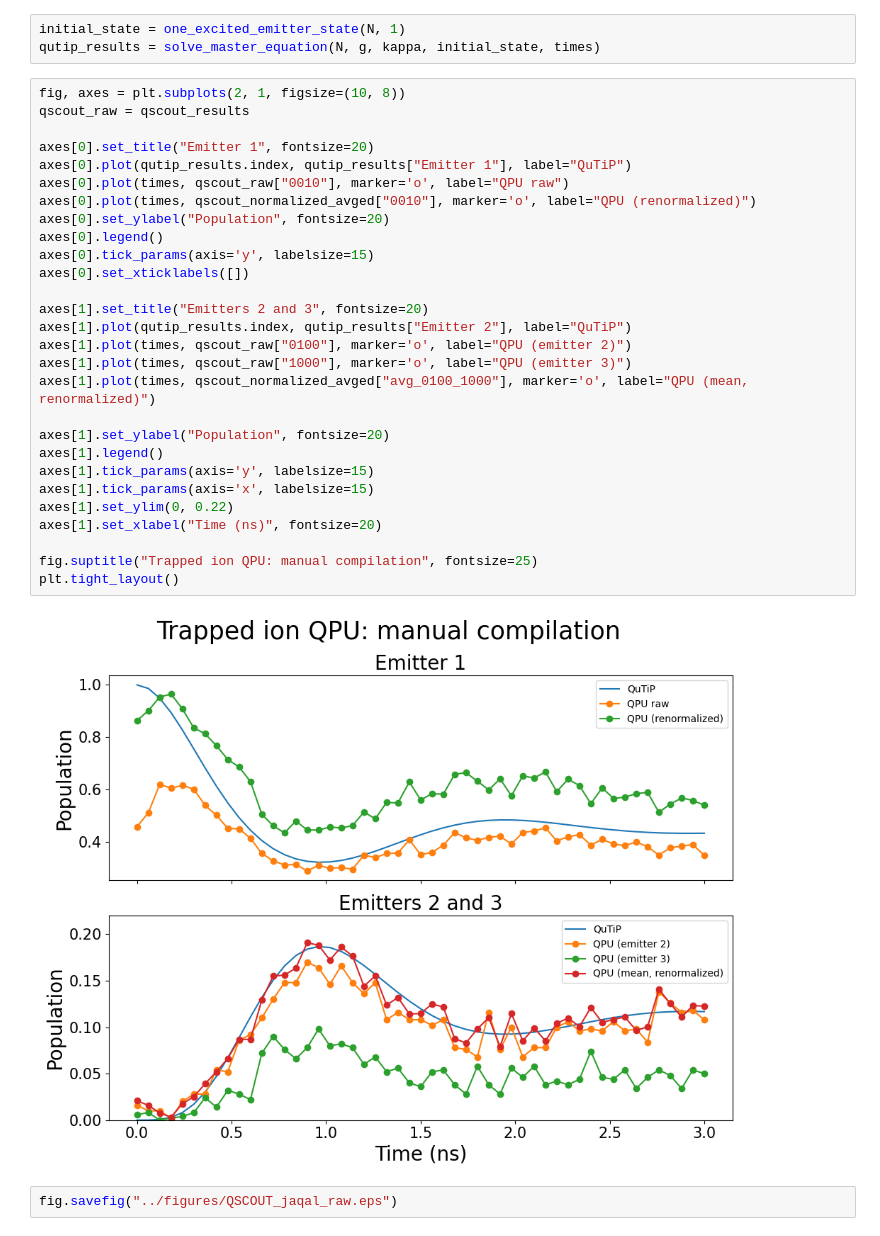
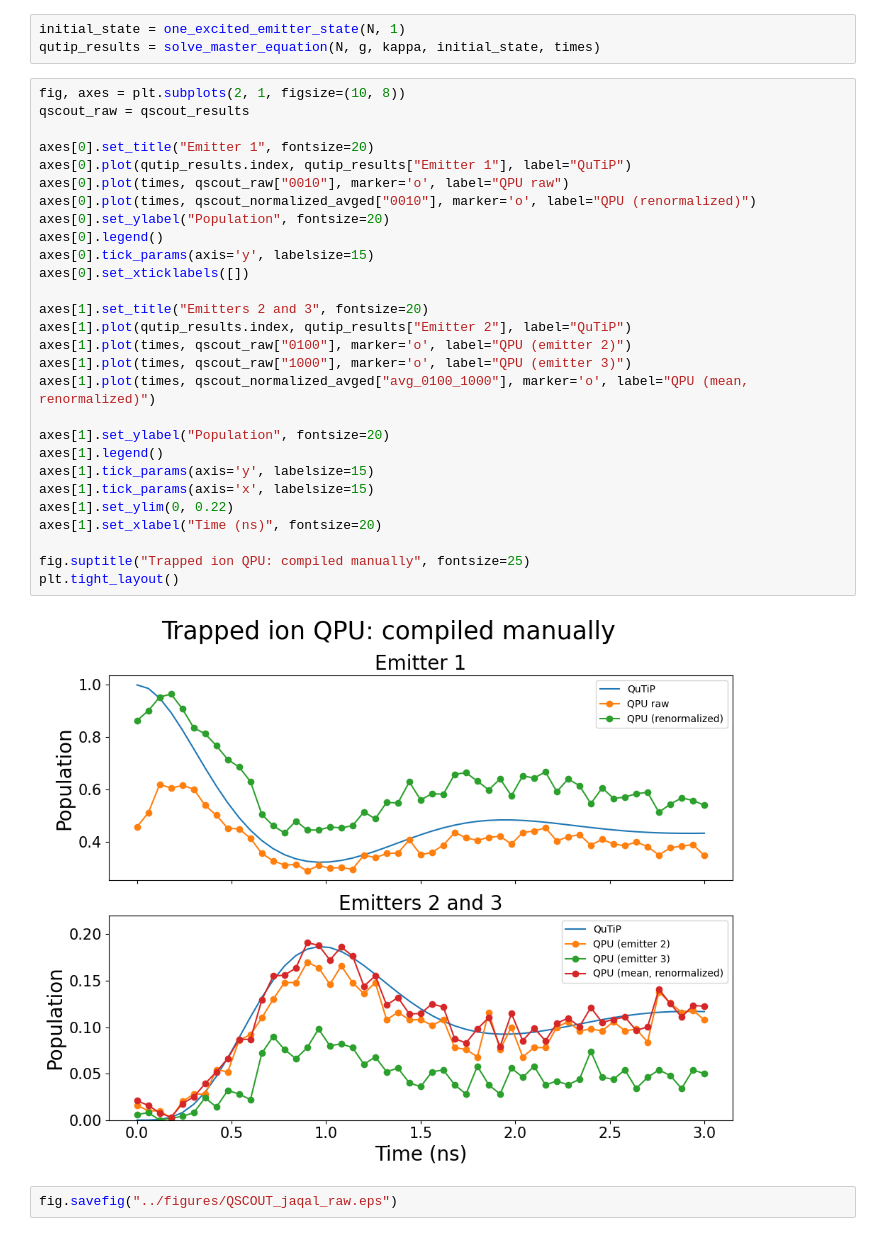
Before and after one commit to radulaski/CQED_quantum_simulation, a Jupyter notebook: notebooks/QSCOUT_jaqal_raw.ipynb, the cells around one changed output. Saved outputs shown, nothing was run; the diff lists cells and outputs as text.

```diff
--- a/notebooks/QSCOUT_jaqal_raw.ipynb
+++ b/notebooks/QSCOUT_jaqal_raw.ipynb
@@ -40,33 +40,33 @@ qutip_results = solve_master_equation(N, g, kappa, initial_state, times)
 # %%
 fig, axes = plt.subplots(2, 1, figsize=(10, 8))
 qscout_raw = qscout_results
 
 axes[0].set_title("Emitter 1", fontsize=20)
 axes[0].plot(qutip_results.index, qutip_results["Emitter 1"], label="QuTiP")
 axes[0].plot(times, qscout_raw["0010"], marker='o', label="QPU raw")
 axes[0].plot(times, qscout_normalized_avged["0010"], marker='o', label="QPU (renormalized)")
 axes[0].set_ylabel("Population", fontsize=20)
 axes[0].legend()
 axes[0].tick_params(axis='y', labelsize=15)
 axes[0].set_xticklabels([])
 
 axes[1].set_title("Emitters 2 and 3", fontsize=20)
 axes[1].plot(qutip_results.index, qutip_results["Emitter 2"], label="QuTiP")
 axes[1].plot(times, qscout_raw["0100"], marker='o', label="QPU (emitter 2)")
 axes[1].plot(times, qscout_raw["1000"], marker='o', label="QPU (emitter 3)")
 axes[1].plot(times, qscout_normalized_avged["avg_0100_1000"], marker='o', label="QPU (mean, renormalized)")
 
 axes[1].set_ylabel("Population", fontsize=20)
 axes[1].legend()
 axes[1].tick_params(axis='y', labelsize=15)
 axes[1].tick_params(axis='x', labelsize=15)
 axes[1].set_ylim(0, 0.22)
 axes[1].set_xlabel("Time (ns)", fontsize=20)
 
-fig.suptitle("Trapped ion QPU: manual compilation", fontsize=25)
+fig.suptitle("Trapped ion QPU: compiled manually", fontsize=25)
 plt.tight_layout()
 # %% [output]
-[figure, old version]
+[figure, new version]
 # %%
 fig.savefig("../figures/QSCOUT_jaqal_raw.eps")
 # %% [output]
```
Also changed, not shown: 3 other files.
